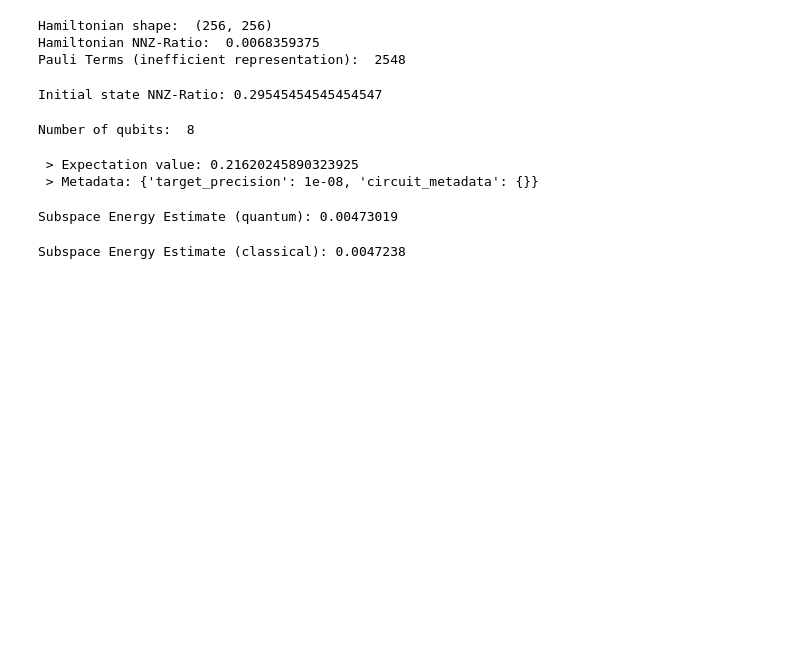
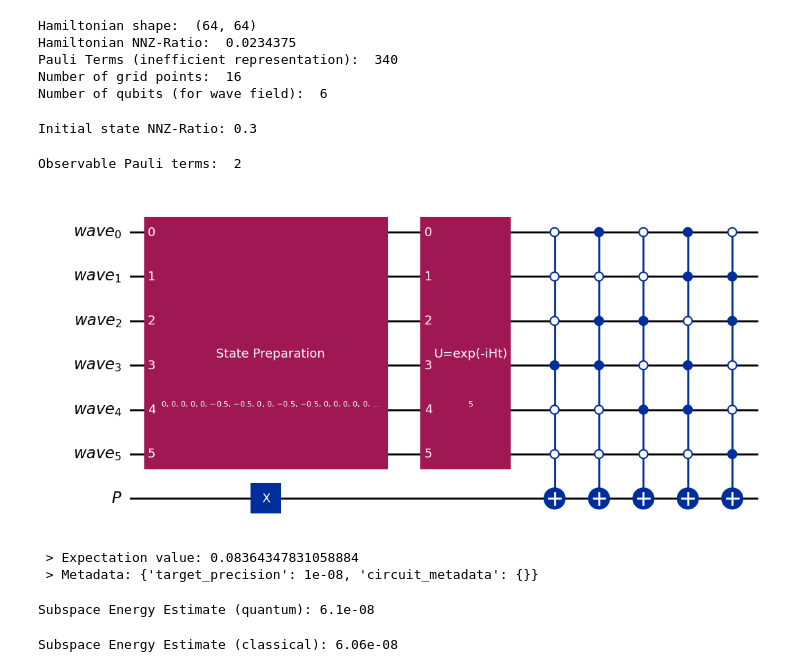
Before and after one commit to malteschade/Quantum-Wave-Simulation-with-Sources-and-Loss-Functions, a Jupyter notebook: D-Implementation/07_full_framework.ipynb, the cells around one changed output. Cells and saved outputs as stored; diff of their text form; code cells hidden in the pictures; blank space fills up the shorter version.

Commit message:
projector unitary

```diff
--- a/D-Implementation/07_full_framework.ipynb
+++ b/D-Implementation/07_full_framework.ipynb
@@ -16,12 +18,15 @@ from qiskit.primitives import StatevectorEstimator
 # %%
 # -------- Parameters --------
 # -- Grid parameters --
-Nx, Ny  = 8, 8
+Nx, Ny  = 4, 4
 dx, dy = 1.0, 1.0
 psi_len = Nx*Ny + (Nx-1)*Ny + Nx*(Ny-1) # Number of values for the staggered grid
 
 # -- Simulation parameters --
 t = 5.0
+
+# -- Subspace projector --
+mask = np.random.choice([0, 1], size=psi_len, p=[0.9, 0.1])
 # %%
 # Important: The following implementation of the material parameters is not scalable. This code is only for demonstration purposes and assumes oracle access.
 # In a real-world scenario, the material parameters and the Hamiltonian need to be sparsly constructed on the QC itself.
@@ -44,10 +49,20 @@ H_pauli = SparsePauliOp.from_operator(Operator(H.toarray())) # Expensive convers
 print("Hamiltonian shape: ", H.shape)
 print("Hamiltonian NNZ-Ratio: ", H.nnz/H.shape[0]**2)
 print("Pauli Terms (inefficient representation): ", len(H_pauli))
+
+# Number of grid points
+N = Nx*Ny
+print("Number of grid points: ", N)
+
+# Number of qubits
+n = (H.shape[0]-1).bit_length()
+print("Number of qubits (for wave field): ", n)
 # %% [output]
-Hamiltonian shape:  (256, 256)
-Hamiltonian NNZ-Ratio:  0.0068359375
-Pauli Terms (inefficient representation):  2548
+Hamiltonian shape:  (64, 64)
+Hamiltonian NNZ-Ratio:  0.0234375
+Pauli Terms (inefficient representation):  340
+Number of grid points:  16
+Number of qubits (for wave field):  6
 # %%
 # -- Initial Conditions --
 # Pressure field (u)
@@ -76,33 +91,45 @@ psi_0 /= norm
 # Number of non-zero initial state values
 psi_0_nnz = np.sum(psi_0 != 0)
 print('Initial state NNZ-Ratio:', psi_0_nnz/psi_len)
+
+# Pad the mask with zeros
+mask = np.concatenate([mask, np.zeros(H.shape[0]-psi_len)])
 # %% [output]
-Initial state NNZ-Ratio: 0.29545454545454547
+Initial state NNZ-Ratio: 0.3
 # %%
 # -------- Quantum Circuit --------
 # -- Time-evolution Synthesis --
 synthesis = MatrixExponential()
-evo = PauliEvolutionGate(H_pauli, time=t, synthesis=synthesis)
+evo = PauliEvolutionGate(H_pauli, time=t, synthesis=synthesis, label='U=exp(-iHt)')
 
 # -- Quantum Simulation --
-# Number of qubits
-n = (H.shape[0]-1).bit_length()
-print("Number of qubits: ", n)
-
 # Define the quantum registers
 reg_wave = QuantumRegister(n, 'wave')
+reg_P = QuantumRegister(1, 'P')
 
 # Initialize the quantum circuit
-qc = QuantumCircuit(reg_wave)
+qc = QuantumCircuit(reg_wave, reg_P)
 qc.prepare_state(psi_0, reg_wave)
+
+# Apply the time-evolution operator
 qc.append(evo, reg_wave)
 
+# Apply unitary "projection" transform (Can often be combined into fewer MCX gates)
+qc.x(reg_P)
+for d in np.nonzero(mask)[0]:
+    qc.mcx(reg_wave, target_qubit=reg_P, ctrl_state=int(d))
+
 # Define observable
-m = 32 # Estimate energy of the first 32 DOFs (only potential energy)
-obs = sp.block_diag([sp.eye(m), sp.csr_matrix((2**n-m, 2**n-m))]).toarray()
-observable = SparsePauliOp.from_operator(Operator(obs))
+O1 = Pauli('I'*(n+1))
+O2 = Pauli('Z'+'I'*n)
+observable = SparsePauliOp([O1, O2], [0.5, 0.5])
+print("Observable Pauli terms: ", len(observable))
+
+# Draw the circuit
+qc.draw('mpl')
 # %% [output]
-Number of qubits:  8
+Observable Pauli terms:  2
+[figure, added]
 # %%
 # -------- Simulation --------
 # Simulate the quantum circuit
@@ -112,19 +139,19 @@ result = job.result()
 print(f" > Expectation value: {result[0].data.evs}")
 print(f" > Metadata: {result[0].metadata}")
 # %% [output]
- > Expectation value: 0.21620245890323925
+ > Expectation value: 0.08364347831058884
  > Metadata: {'target_precision': 1e-08, 'circuit_metadata': {}}
 # %%
 # Compute the energy loss (post-processing)
 E = result[0].data.evs
 EN_QC = (1/2) * E * norm**2 * (dx * dy)
-print('Subspace Energy Estimate (quantum):', EN_QC.round(8))
+print('Subspace Energy Estimate (quantum):', EN_QC.round(10))
 # %% [output]
-Subspace Energy Estimate (quantum): 0.00473019
+Subspace Energy Estimate (quantum): 6.1e-08
 # %%
-# Time Integration
+# Time Integration (Has classical integration errors (DOP853))
 phi_t = solve_ivp(lambda t, phi: (B_inv @ A @ phi), (0, t), phi_0, t_eval=(0,t), method='DOP853').y.T[-1]
-EN_CL = (1/2) * np.linalg.norm((B_sqrt @ phi_t)[:m], axis=0)**2 * (dx * dy)
-print('Subspace Energy Estimate (classical):', EN_CL.round(8))
+EN_CL = (1/2) * np.linalg.norm(np.diag(mask) @ (B_sqrt @ phi_t), axis=0)**2 * (dx * dy)
+print('Subspace Energy Estimate (classical):', EN_CL.round(10))
 # %% [output]
-Subspace Energy Estimate (classical): 0.0047238
+Subspace Energy Estimate (classical): 6.06e-08
```
Also changed, not shown: parts of 1 cell of this notebook, 2 other files.
